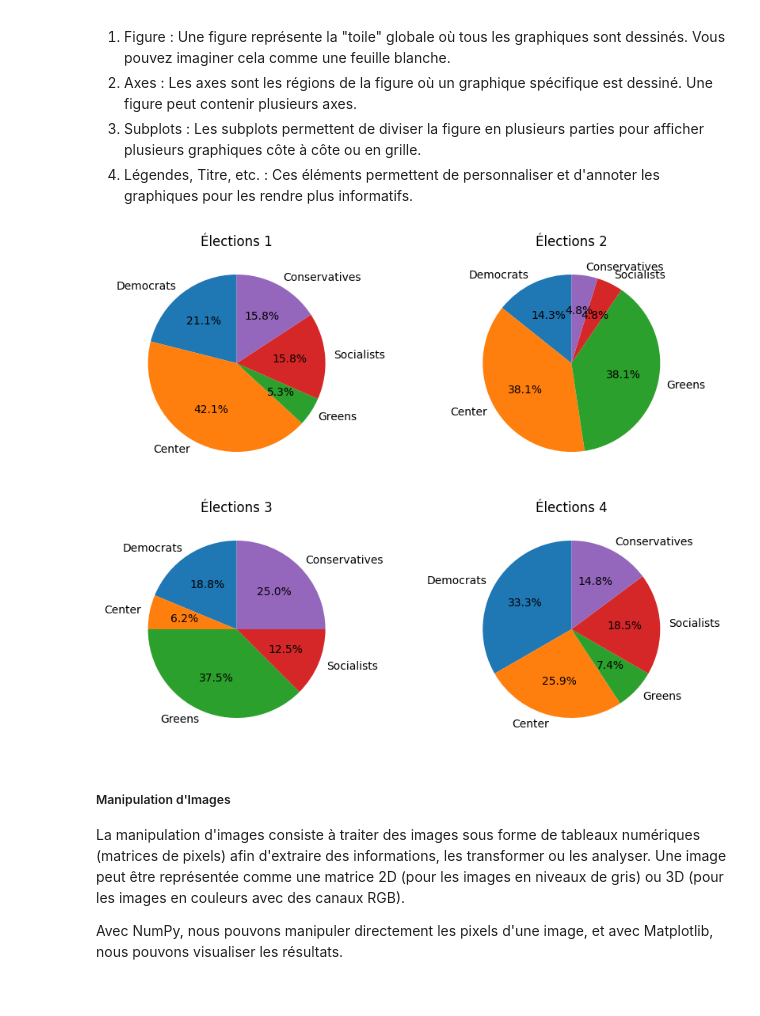
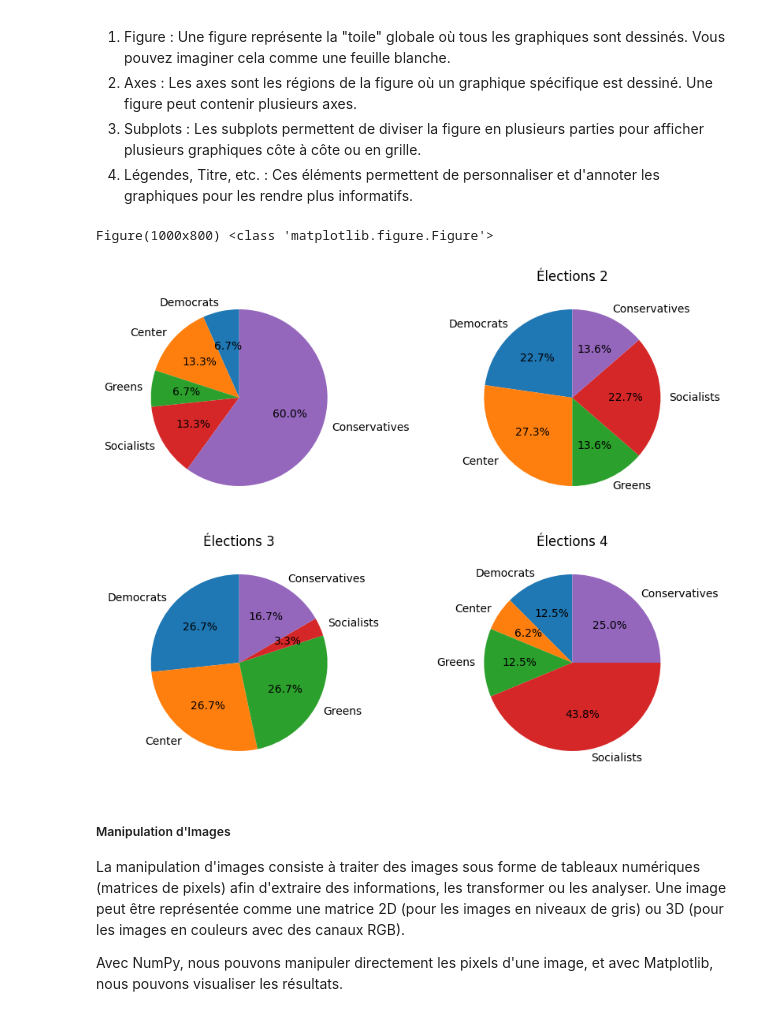
Before and after one commit to mrgeooo14/nomades_to_submit, a Jupyter notebook: DS_day1_numpy.ipynb, the cells around one changed output. Saved outputs shown, nothing was run; the diff lists cells and outputs as text; code cells hidden in the pictures.

```diff
--- a/DS_day1_numpy.ipynb
+++ b/DS_day1_numpy.ipynb
@@ -625,35 +900,36 @@ plt.show()
 # %%
 #### Génération des données
 values1 = np.random.randint(1, 10, size=5)
 values2 = np.random.randint(1, 10, size=5)
 values3 = np.random.randint(1, 10, size=5)
 values4 = np.random.randint(1, 10, size=5)
 
 labels = ['Democrats', 'Center', 'Greens', 'Socialists', 'Conservatives']
 
 ### Création de la figure et des sous-graphiques
 fig, axes = plt.subplots(2, 2, figsize=(10, 8))  ### Grille 2x2 de graphiques
+print(fig, type(fig))
 
 ### Premier graphique
 axes[0, 0].pie(values1, labels=labels, autopct='%1.1f%%', startangle=90)
-axes[0, 0].set_title("Élections 1")
 
 ### Deuxième graphique
 axes[0, 1].pie(values2, labels=labels, autopct='%1.1f%%', startangle=90)
 axes[0, 1].set_title("Élections 2")
 
 ### Troisième graphique
 axes[1, 0].pie(values3, labels=labels, autopct='%1.1f%%', startangle=90)
 axes[1, 0].set_title("Élections 3")
 
 ### Quatrième graphique
 axes[1, 1].pie(values4, labels=labels, autopct='%1.1f%%', startangle=90)
 axes[1, 1].set_title("Élections 4")
 
 ### Affichage
 plt.show()
 # %% [output]
+Figure(1000x800) <class 'matplotlib.figure.Figure'>
-[figure, old version]
+[figure, new version]
 # %% [markdown]
 ##### Manipulation d'Images
 
```
Also changed, not shown: parts of 43 cells of this notebook, 1 other file.
